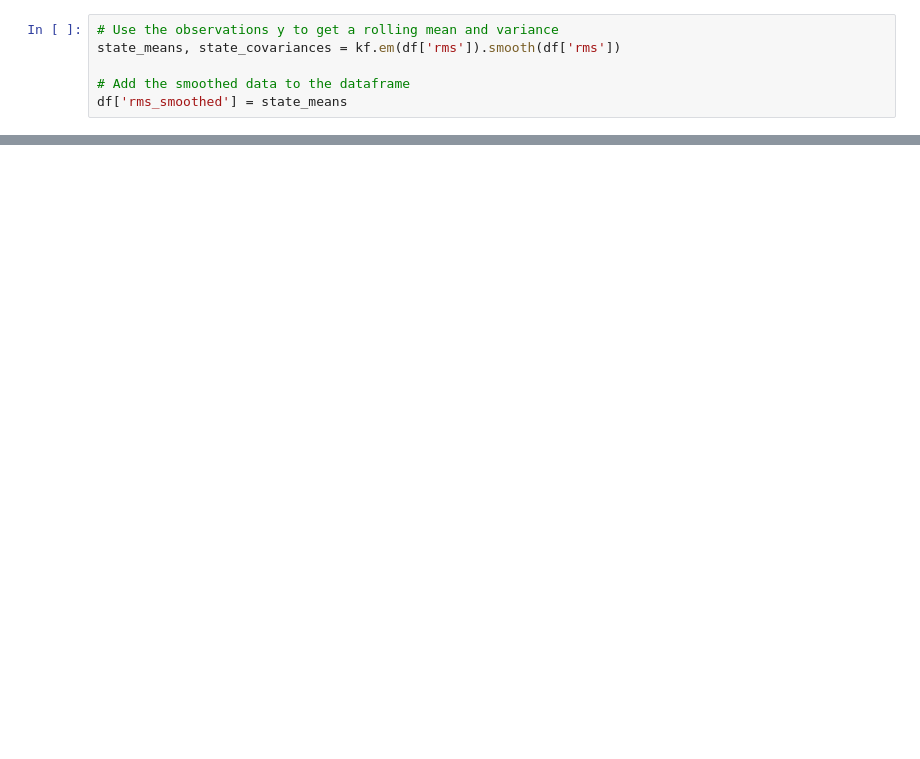
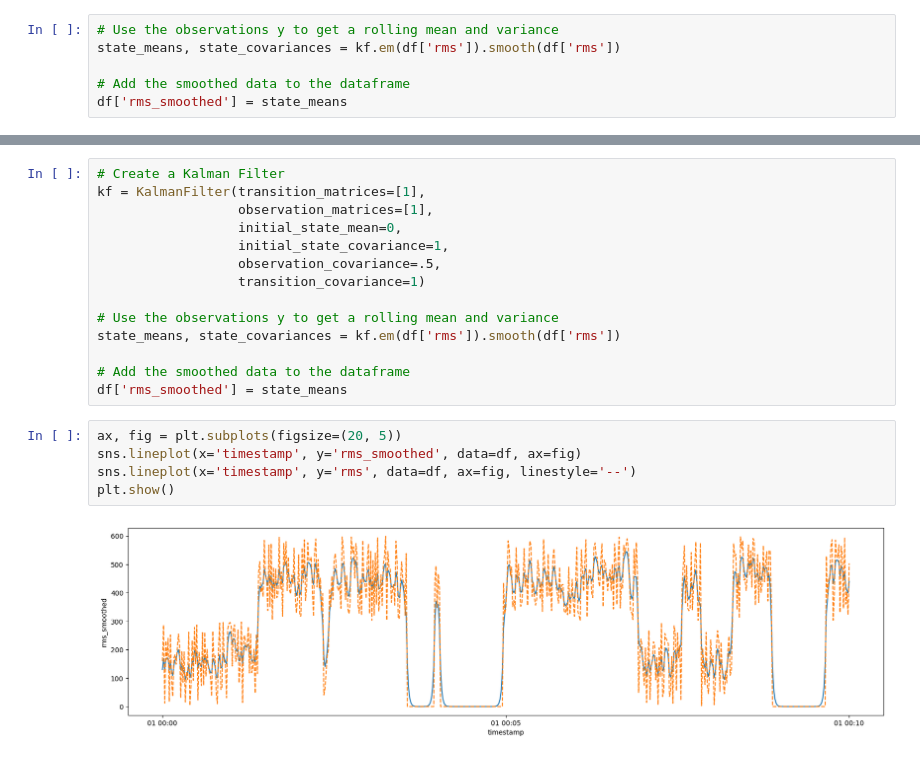
Before and after one commit to Danielwoodh/Time-Series-Data-Generation, a Jupyter notebook: EDA - 0.0.ipynb, the cells around one changed output, grey strips where cells are left out. Cells and saved outputs as stored; diff of their text form; blank space fills up the shorter version.

Commit message:
Fixed Time-Series Data Gen Class

```diff
--- a/EDA - 0.0.ipynb
+++ b/EDA - 0.0.ipynb
@@ -218,0 +212,21 @@ plt.show()
+# %%
+# Create a Kalman Filter
+kf = KalmanFilter(transition_matrices=[1],
+                  observation_matrices=[1],
+                  initial_state_mean=0,
+                  initial_state_covariance=1,
+                  observation_covariance=.5,
+                  transition_covariance=1)
+
+# Use the observations y to get a rolling mean and variance
+state_means, state_covariances = kf.em(df['rms']).smooth(df['rms'])
+
+# Add the smoothed data to the dataframe
+df['rms_smoothed'] = state_means
+# %%
+ax, fig = plt.subplots(figsize=(20, 5))
+sns.lineplot(x='timestamp', y='rms_smoothed', data=df, ax=fig)
+sns.lineplot(x='timestamp', y='rms', data=df, ax=fig, linestyle='--')
+plt.show()
+# %% [output]
+[figure, added]
```
Also changed, not shown: parts of 10 cells of this notebook.
